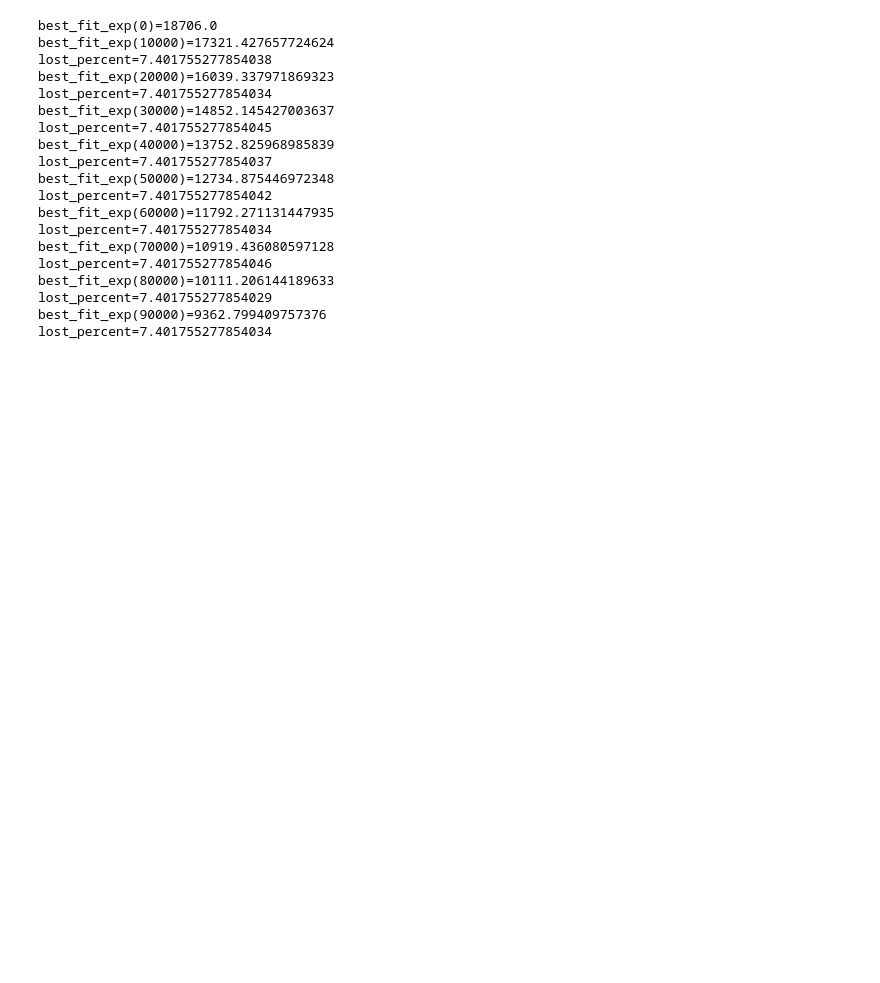
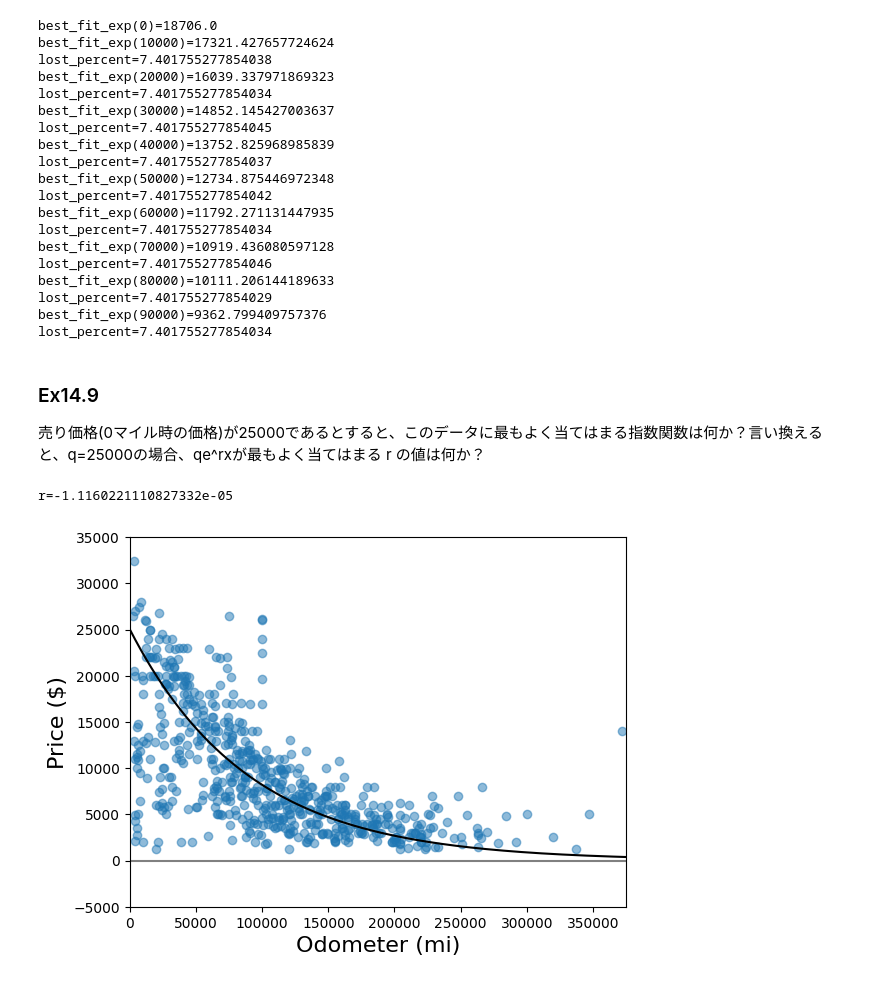
Before and after one commit to kjmatsuda/Math-for-Programmers, a Jupyter notebook: Chapter_14/ex14.ipynb, the cells around one changed output. Cells and saved outputs as stored; diff of their text form; code cells hidden in the pictures; blank space fills up the shorter version.

```diff
--- a/Chapter_14/ex14.ipynb
+++ b/Chapter_14/ex14.ipynb
@@ -456,3 +456,30 @@ best_fit_exp(80000)=10111.206144189633
 lost_percent=7.401755277854029
 best_fit_exp(90000)=9362.799409757376
 lost_percent=7.401755277854034
+# %% [markdown]
+### Ex14.9
+売り価格(0マイル時の価格)が25000であるとすると、このデータに最もよく当てはまる指数関数は何か？言い換えると、q=25000の場合、qe^rxが最もよく当てはまる r の値は何か？
+# %%
+def exp_coefficient_cost_r(r):
+    def f(x):
+        return 25000*exp(r*x) #<1>
+    return sum_squared_error(f,prius_mileage_price)
+
+def scaled_exp_coefficient_cost_r(s,t):
+    return exp_coefficient_cost_r(1e-4*t) / 1e11
+
+s,t = gradient_descent(scaled_exp_coefficient_cost_r,0,0)
+r = t * 1e-4
+print(f"r={r}")
+# %% [output]
+r=-1.1160221110827332e-05
+# %%
+# 上記で求めた r を使った指数関数を価格データとともにプロットする
+plot_mileage_price(priuses)
+plt.ylim(-5000,35000)
+plt.xlim(0,375000)
+plot_function(lambda x:0, -50000, 400000, c='gray')
+q = 25000
+plot_function(lambda x: q*exp(r*x),0,375000,c='k')
+# %% [output]
+[figure, added]
```
